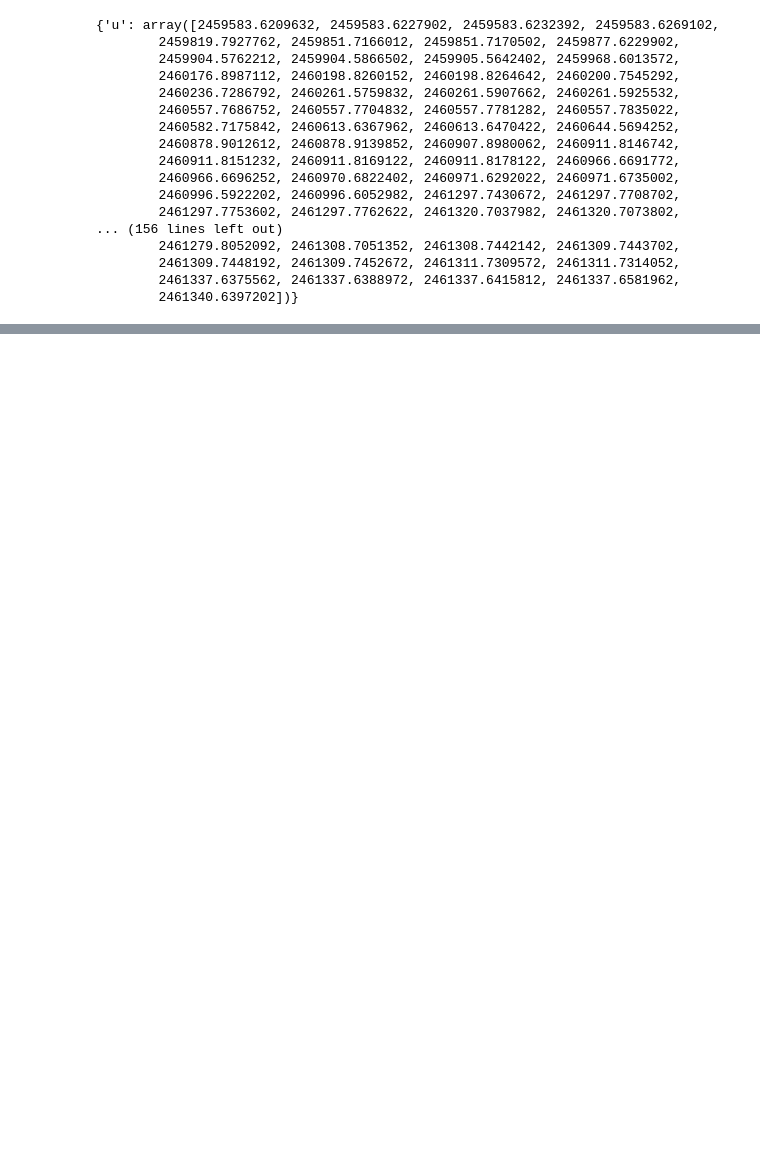
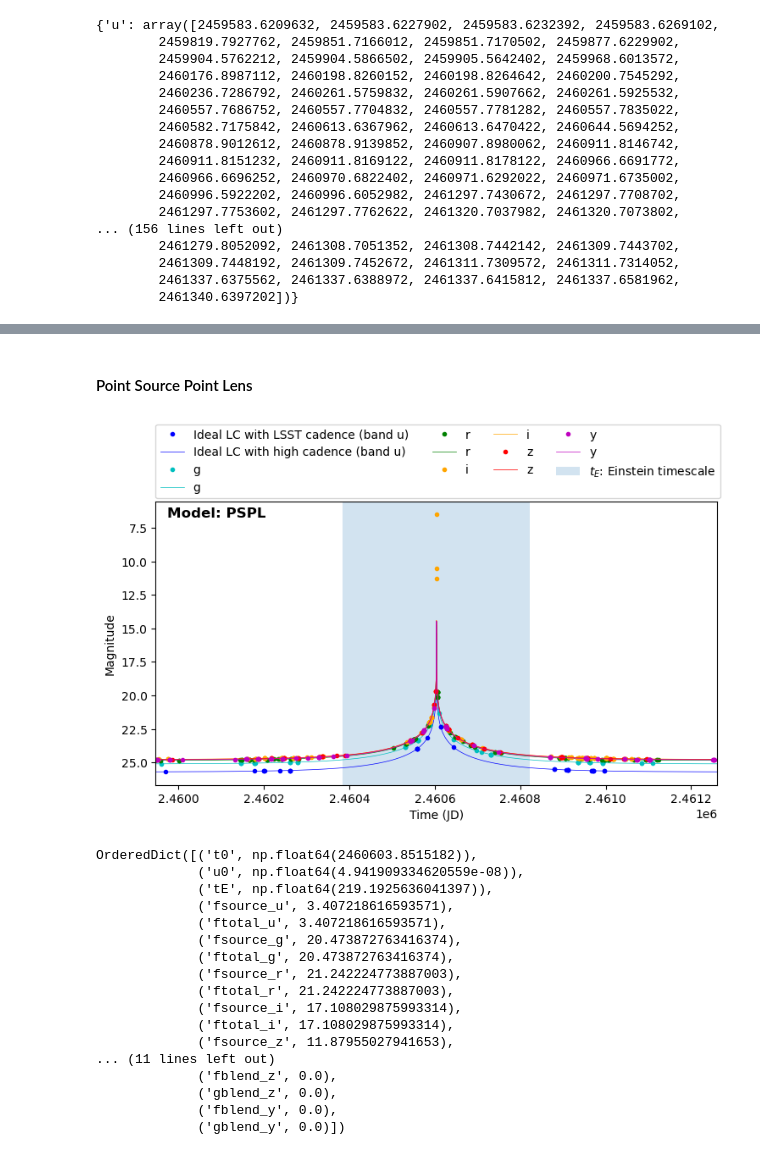
Before and after one commit to nowokaren/ulens_lsst, a Jupyter notebook: docs/tutorials/tutorial_LSST_microlensing_sim.ipynb, the cells around one changed output, grey strips where cells are left out. Drawn from its saved outputs; the diff is of its cells as text; code cells hidden in the pictures; blank space fills up the shorter version.

```diff
--- a/docs/tutorials/tutorial_LSST_microlensing_sim.ipynb
+++ b/docs/tutorials/tutorial_LSST_microlensing_sim.ipynb
@@ -746,0 +578,4 @@ plt.show()
+# %%
+# to compare Ideal high cadence light curve with Ideal LSST cadence light curve
+survey_dates = (min(min(v) for v in epochs_jd.values()), max(max(v) for v in epochs_jd.values()) )
+epochs_ideal = {band: np.linspace(survey_dates[0], survey_dates[1], 10000) for band in bands}
@@ -869,0 +817,15 @@ def simulate_microlensing(
+# %%
+theta_E = einstein_angular_radius(M_L, D_L, D_S)   # mas
+t_E     = einstein_timescale(theta_E, mu_rel)      # days
+t_0     = np.median(epochs_jd["i"])
+rho     = norm_source_radius(logL, logTe, D_L, D_S, M_L)
+u0      = rho * 0.01
+
+print("Microlensing Parameters")
+print("-" * 40)
+print(f"Einstein radius       θ_E  = {theta_E:>10.4f} mas")
+print(f"Einstein timescale    t_E  = {t_E:>10.4f} days")
+print(f"Event time            t_0  = {t_0:>10.4f} JD")
+print(f"Source radius ratio   ρ    = {rho:>10}")
+print(f"Impact parameter      u₀   = {u0:>10}")
+print("-" * 40)
@@ -870,7 +841,56 @@ def simulate_microlensing(
+# %% [markdown]
+#### Point Source Point Lens
 # %%
 
 params_pspl = {
-    "t0": np.median(epochs_jd["i"]),
-    "u0": 0.1,
-    "tE": float(tE),
+    "t0": t_0,
+    "u0": u0,
+    "tE": t_E
 }
+
+magnitudes, magnifications, pyLIMA_params = simulate_microlensing(
+    epochs_jd, mags, ra, dec, params_pspl, model_type='PSPL', parallax=False
+)
+magnitudes_ideal, magnifications_ideal, pyLIMA_params = simulate_microlensing(
+    epochs_ideal, mags, ra, dec, params_pspl, model_type='PSPL', parallax=False
+)
+
+plt.figure(figsize=(8,5))
+ax = plt.gca()
+ax.text(0.02, 0.98, "Model: PSPL", transform=ax.transAxes, ha="left", va="top",
+        fontsize=12, fontweight="bold")
+for band in epochs_jd:
+    plt.plot(epochs_jd[band], magnitudes[band], ".", lw=0.5, color=COLOR_FILTER[band],
+             label=f"Ideal LC with LSST cadence (band {band})" if band=="u" else band)
+    plt.plot(epochs_ideal[band], magnitudes_ideal[band], "-", lw=0.5, color=COLOR_FILTER[band],
+             label=f"Ideal LC with high cadence (band {band})" if band=="u" else band)
+    #plt.axhline(mags[band], ls="--", color=COLOR_FILTER[band])
+plt.gca().invert_yaxis()
+plt.xlabel("Time (JD)")
+plt.ylabel("Magnitude")
+plt.xlim(t_0-t_E*3, t_0+t_E*3)
+plt.axvspan(t_0 - t_E, t_0 + t_E, alpha=0.2, label = "$t_E$: Einstein timescale")
+plt.legend(loc = (0.0, 1.01), ncols = 4)
+plt.tight_layout()
+plt.show()
+
+pyLIMA_params
+# %% [output]
+[figure, added]
+OrderedDict([('t0', np.float64(2460603.8515182)),
+             ('u0', np.float64(4.941909334620559e-08)),
+             ('tE', np.float64(219.1925636041397)),
+             ('fsource_u', 3.407218616593571),
+             ('ftotal_u', 3.407218616593571),
+             ('fsource_g', 20.473872763416374),
+             ('ftotal_g', 20.473872763416374),
+             ('fsource_r', 21.242224773887003),
+             ('ftotal_r', 21.242224773887003),
+             ('fsource_i', 17.108029875993314),
+             ('ftotal_i', 17.108029875993314),
+             ('fsource_z', 11.87955027941653),
+... (11 lines left out)
+             ('fblend_z', 0.0),
+             ('gblend_z', 0.0),
+             ('fblend_y', 0.0),
+             ('gblend_y', 0.0)])
```
Also changed, not shown: parts of 46 cells of this notebook.
